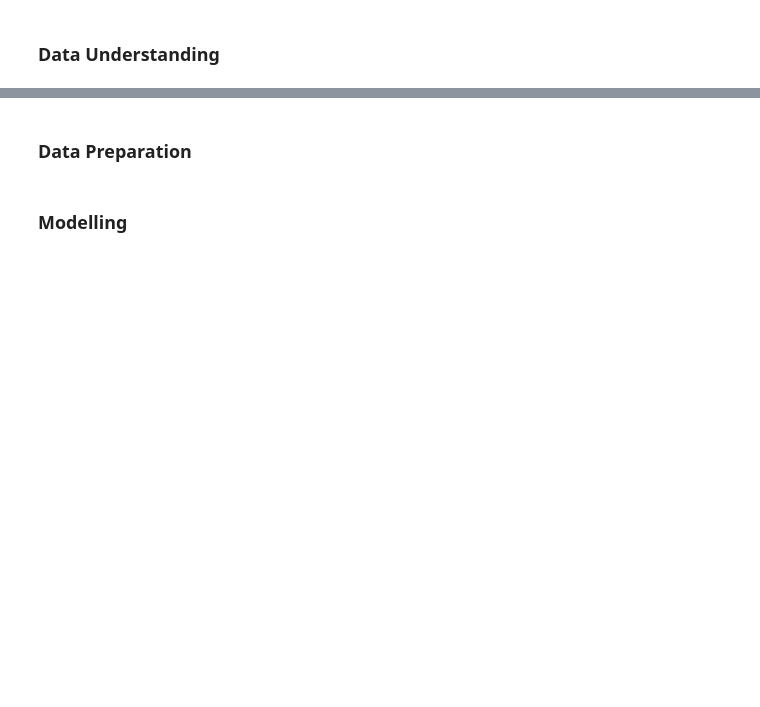
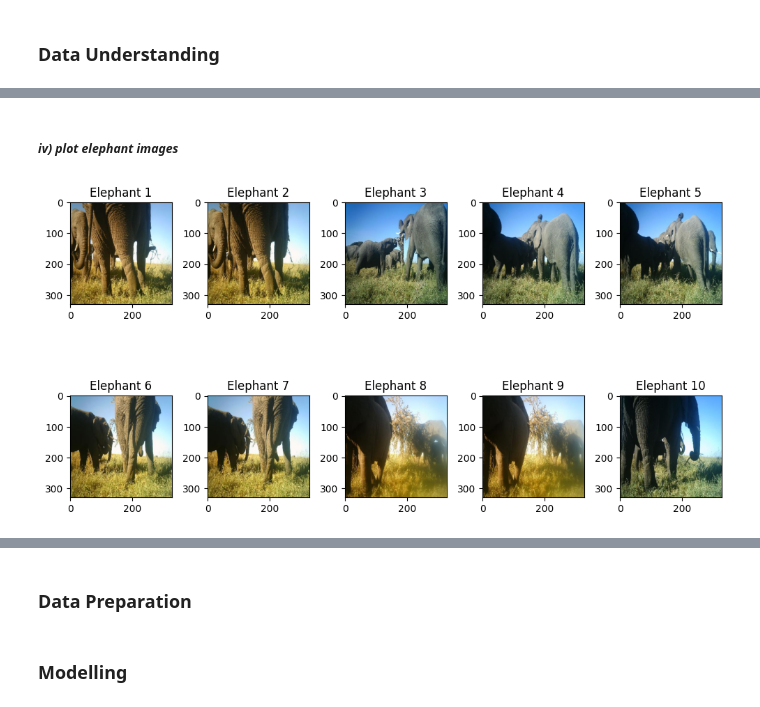
Before and after one commit to eugenekuloba/animal-classification, a Jupyter notebook: index.ipynb, the cells around one changed output, grey strips where cells are left out. Drawn from its saved outputs; the diff is of its cells as text; code cells hidden in the pictures; blank space fills up the shorter version.

```diff
--- a/index.ipynb
+++ b/index.ipynb
@@ -18,0 +75,26 @@ To enable the following instructions: AVX2 FMA, in other operations, rebuild Ten
+# %% [markdown]
+##### *iv) plot elephant images*
+# %%
+# plot the elephant images
+
+# Create a subplot for each image
+plt.figure(figsize=(10, 6))  # Adjust the figure size if needed
+
+# Plot the first 10 images
+for i in range(1, 11):  # Start from 1 to match subplot numbering
+    plt.subplot(2, 5, i)  # 2 rows, 5 columns, i-th subplot
+    # Define filename
+    filename = os.path.join(folder, 'elephant.' + str(i) + '.jpg')
+    # Load image pixels
+    image = imread(filename)
+    # Plot raw pixel data
+    plt.imshow(image)
+    plt.title('Elephant ' + str(i))  # Add a title
+
+# Adjust layout for better spacing
+plt.tight_layout()
+
+# Show the figure
+plt.show()
+# %% [output]
+[figure, added]
```
Also changed, not shown: parts of 13 cells of this notebook, 1 other file.
